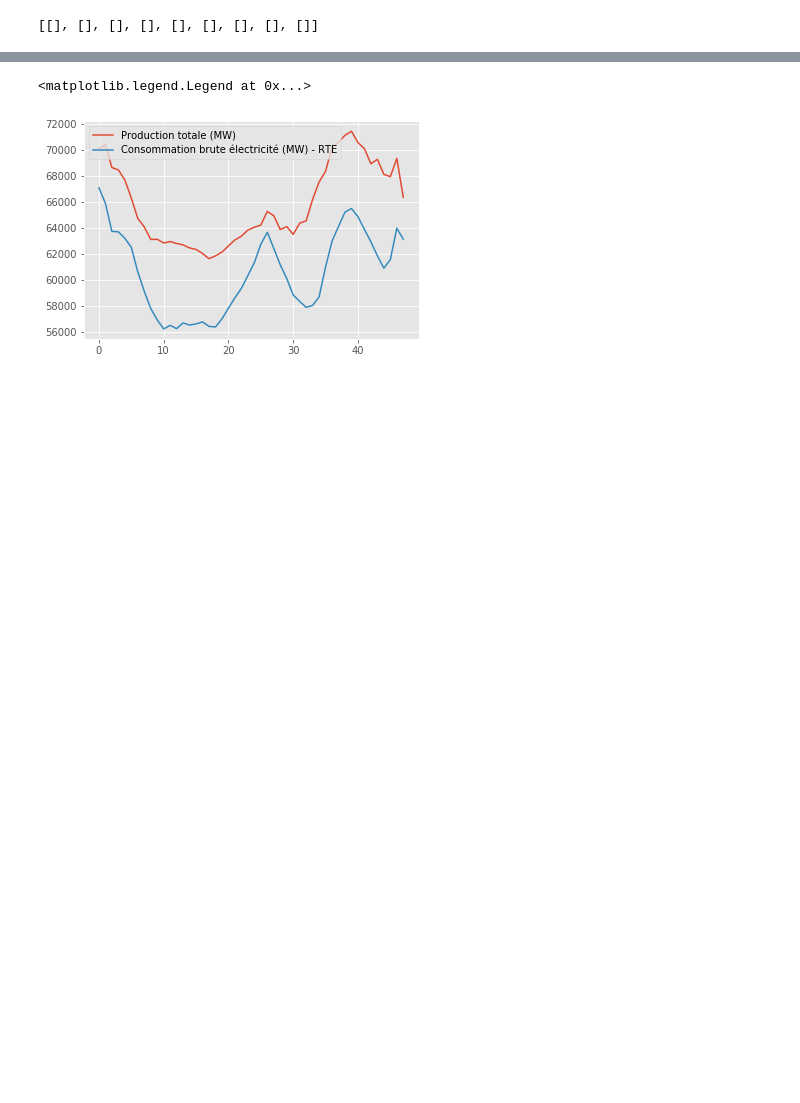
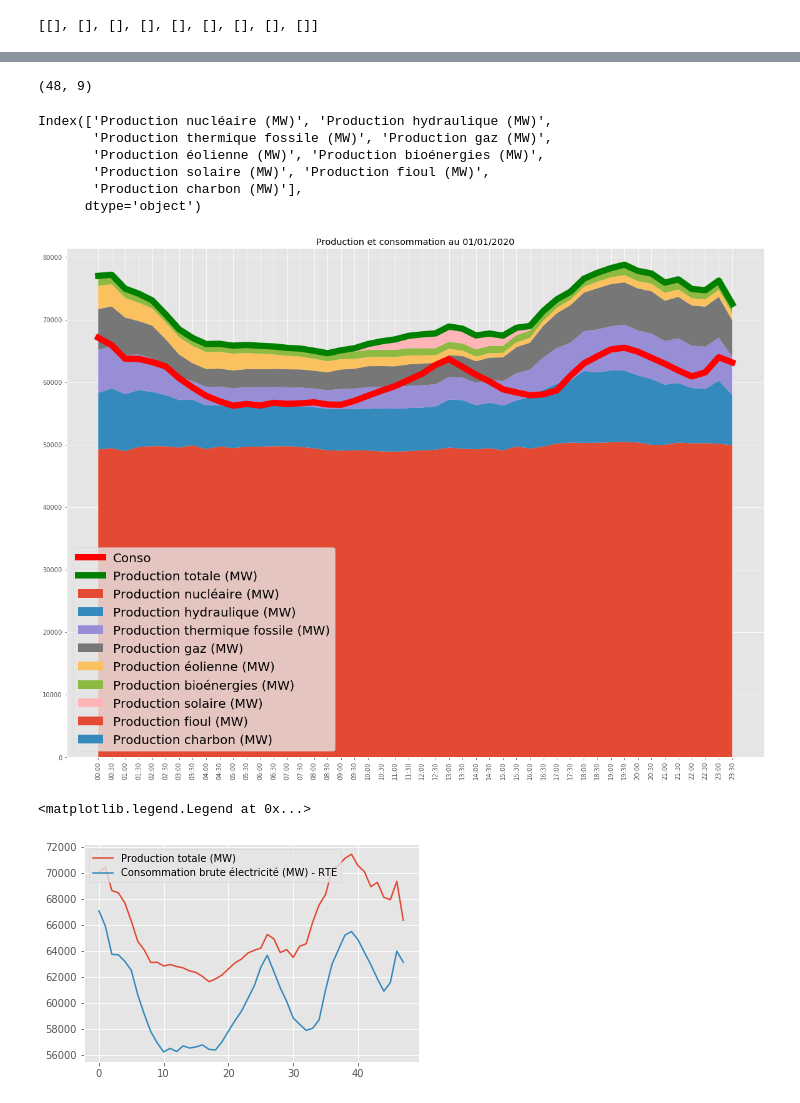
Before and after one commit to keyserwood/TEECO, a Jupyter notebook: 1.0-er_project_french_electric .ipynb, the cells around one changed output, grey strips where cells are left out. Saved outputs shown, nothing was run; the diff lists cells and outputs as text; code cells hidden in the pictures; blank space fills up the shorter version.

```diff
--- a/1.0-er_project_french_electric .ipynb
+++ b/1.0-er_project_french_electric .ipynb
@@ -175,6 +217,6 @@ cumul
 # %%
 cumul_df = pd.DataFrame()
-cumul = [[]]*len(df.columns)
+cumul =[]
 for i,col in enumerate(df.columns) :
-    cumul[i] = df.iloc[:,:i+1].cumsum(axis=1).iloc[:,i].values
-    cumul_df[col] = cumul[i]
+    cumul =  df.cumsum(axis=1).iloc[:,i].values
+    cumul_df[col] = cumul
@@ -188,4 +222,0 @@ ConversionError: Failed to convert value(s) to axis units: 'Production éolienne
-# %%
-plt.figure(figsize=(10,10))
-for col in df:
-    plt.plot(df[col])
@@ -194,3 +232,36 @@ for col in df:
+# %%
+cumul_df.shape
+# %% [output]
+(48, 9)
+# %%
+cumul_df['Production totale (MW)'] = cumul_df.iloc[:,cumul_df.shape[1]-1]
+# %%
+cumul_df.columns[:-1]
+# %% [output]
+Index(['Production nucléaire (MW)', 'Production hydraulique (MW)',
+       'Production thermique fossile (MW)', 'Production gaz (MW)',
+       'Production éolienne (MW)', 'Production bioénergies (MW)',
+       'Production solaire (MW)', 'Production fioul (MW)',
+       'Production charbon (MW)'],
+      dtype='object')
+# %%
+plt.figure(figsize=(20,15))
+plt.plot(prod['Heure'],conso['Consommation brute électricité (MW) - RTE'],label='Conso',linewidth=10,c="red")
+plt.plot(prod['Heure'],cumul_df['Production totale (MW)'],c='green',linewidth=10,label='Production totale (MW)')
+plt.ylim(0,max(prod['Production totale (MW)'])+10000)
+plt.xticks(prod['Heure'],prod['Heure'], rotation='vertical')
+plt.legend()
+for (i,col) in enumerate(cumul_df.columns[:-1]):
+    if i == 0:
+         plt.fill_between(prod['Heure'],[0]*len(cumul_df),cumul_df.iloc[:,i],label=col)
+
+    else:
+         plt.fill_between(prod['Heure'],cumul_df.iloc[:,i-1],cumul_df.iloc[:,i],label=col)
+plt.legend(prop={'size':20})
+plt.title('Production et consommation au 01/01/2020')
+plt.show()
+# %% [output]
+[figure, added]
 # %%
 prod['Production totale (MW)'].plot()
 conso['Consommation brute électricité (MW) - RTE'].plot()
```
Also changed, not shown: parts of 9 cells of this notebook, 3 other files.
